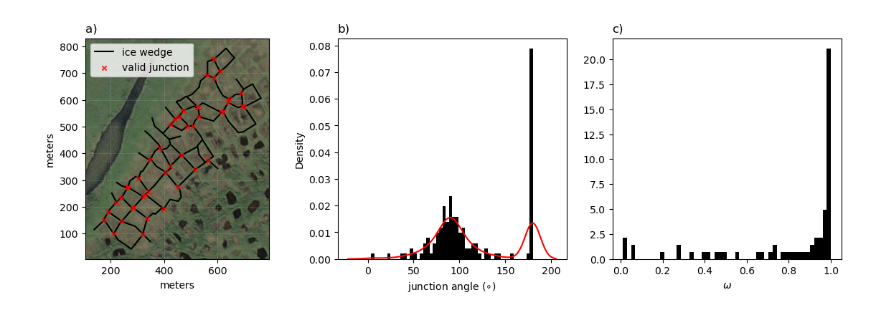
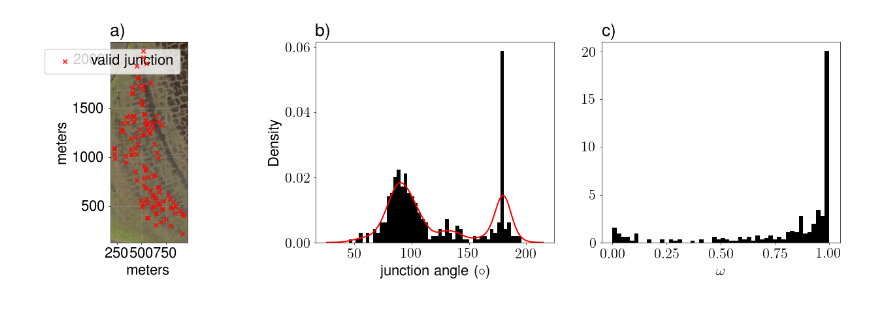
Before and after one commit to rbiessel/IceWedgeJunctionAngles, a Jupyter notebook: polygon_angles.ipynb, the cells around one changed output. Drawn from its saved outputs; the diff is of its cells as text; code cells hidden in the pictures.

```diff
--- a/polygon_angles.ipynb
+++ b/polygon_angles.ipynb
@@ -117,61 +42,66 @@ def orthog_index(angles):
-# %%
-import ast
-
-def str2lst(s):
-    s = s.replace('[', '')
-    s = s.replace(']', '')
-    s = s.split(' ')
-    s = [a for a in s if a != '']
-    s = np.array(s).astype(np.float32)
-    return s
-
-angles = gdf_points['angles'].values
-reconangles = []
-for i in range(len(angles)):
-    reconangles.append(str2lst(angles[i]))
-
-reconangles = np.concatenate(reconangles)
 # %%
+from tqdm import tqdm
+relative_ages = gdf_ra['Rel_Age'].unique()
 import seaborn as sns
 import contextily as cx
-
-fig, ax = plt.subplots(nrows=1, ncols=3, figsize=(14, 4))
-omega = orthog_index(reconangles)
 
 
 tileProvider = cx.providers.Esri.WorldImagery
 attribution = tileProvider['attribution']
 tileProvider['attribution'] = ''
 
-gdf.plot(ax=ax[0], color='black', label='ice wedge')
-gdf_points.plot(ax=ax[0], color='red', markersize=20, alpha=0.8, label='valid junction', zorder=10, marker="x")
-cx.add_basemap(ax[0], crs=gdf_points.crs, source=tileProvider, alpha=1)
+all_angles = pd.DataFrame()
 
-xticks = ax[0].get_xticks()
-yticks = ax[0].get_yticks()
+for age in tqdm(relative_ages):
+    gdf_ra0 = gdf_ra[gdf_ra['Rel_Age'] == age]
+    junction_age = gpd.sjoin(gdf, gdf_ra0, how='inner', op='within')
+    gdf_points = ja.get_junctions(junction_age, crs)
 
-nxticks = xticks-xticks[0]
-nyticks = yticks-yticks[0]
+    # print(gdf_points)
+    angles = ja.extract_angles(gdf_points)
 
-ax[0].set_xticklabels(nxticks.astype(int))
-ax[0].set_yticklabels(nyticks.astype(int))
-ax[0].set_ylabel('meters')
-ax[0].set_xlabel('meters')
-ax[0].legend(loc='best')
+    fig, ax = plt.subplots(nrows=1, ncols=3, figsize=(16, 4))
+    omega = ja.orthog_index(angles)
 
-ax[0].set_aspect('equal')
-ax[0].grid(alpha=0.2)
+    age_df = pd.DataFrame(angles, columns=['angle'])
 
-ax[0].set_title('a)', loc='left')
-ax[1].set_title('b)', loc='left')
-ax[2].set_title('c)', loc='left')
+    # Add a column for the relative age
+    age_df['Rel_Age'] = age
+    age_df['omega'] = omega
+
+    # Append the results to the all_angles DataFrame
+    all_angles = pd.concat([all_angles, age_df], ignore_index=True)
 
 
-ax[1].hist(reconangles, density=True, bins=50, color='black')
-sns.kdeplot(reconangles, ax=ax[1], bw_adjust=0.5, color='red')
-ax[2].hist(omega, density=True, bins=50, color='black')
-ax[1].set_xlabel(r'junction angle ($\circ$)')
-ax[2].set_xlabel(r'$\omega$')
-plt.show()
+    # gdf.plot(ax=ax[0], color='black', label='ice wedge')
+    gdf_points.plot(ax=ax[0], color='red', markersize=20, alpha=0.8, label='valid junction', zorder=10, marker="x")
+    cx.add_basemap(ax[0], crs=gdf_points.crs, source=tileProvider, alpha=1)
+
+    xticks = ax[0].get_xticks()
+    yticks = ax[0].get_yticks()
+
+    nxticks = xticks-xticks[0]
+    nyticks = yticks-yticks[0]
+
+    ax[0].set_xticklabels(nxticks.astype(int))
+    ax[0].set_yticklabels(nyticks.astype(int))
+    ax[0].set_ylabel('meters')
+    ax[0].set_xlabel('meters')
+    ax[0].legend(loc='best')
+
+    ax[0].set_aspect('equal')
+    ax[0].grid(alpha=0.2)
+
+    ax[0].set_title('a)', loc='left')
+    ax[1].set_title('b)', loc='left')
+    ax[2].set_title('c)', loc='left')
+
+
+    ax[1].hist(angles, density=True, bins=50, color='black')
+    sns.kdeplot(angles, ax=ax[1], bw_adjust=0.5, color='red')
+    ax[2].hist(omega, density=True, bins=50, color='black')
+    ax[1].set_xlabel(r'junction angle ($\circ$)')
+    ax[2].set_xlabel(r'$\omega$')
+    plt.show()
 # %% [output]
-[figure, old version]
+[figure, new version]
```
Also changed, not shown: parts of 13 cells of this notebook, 59 other files.
